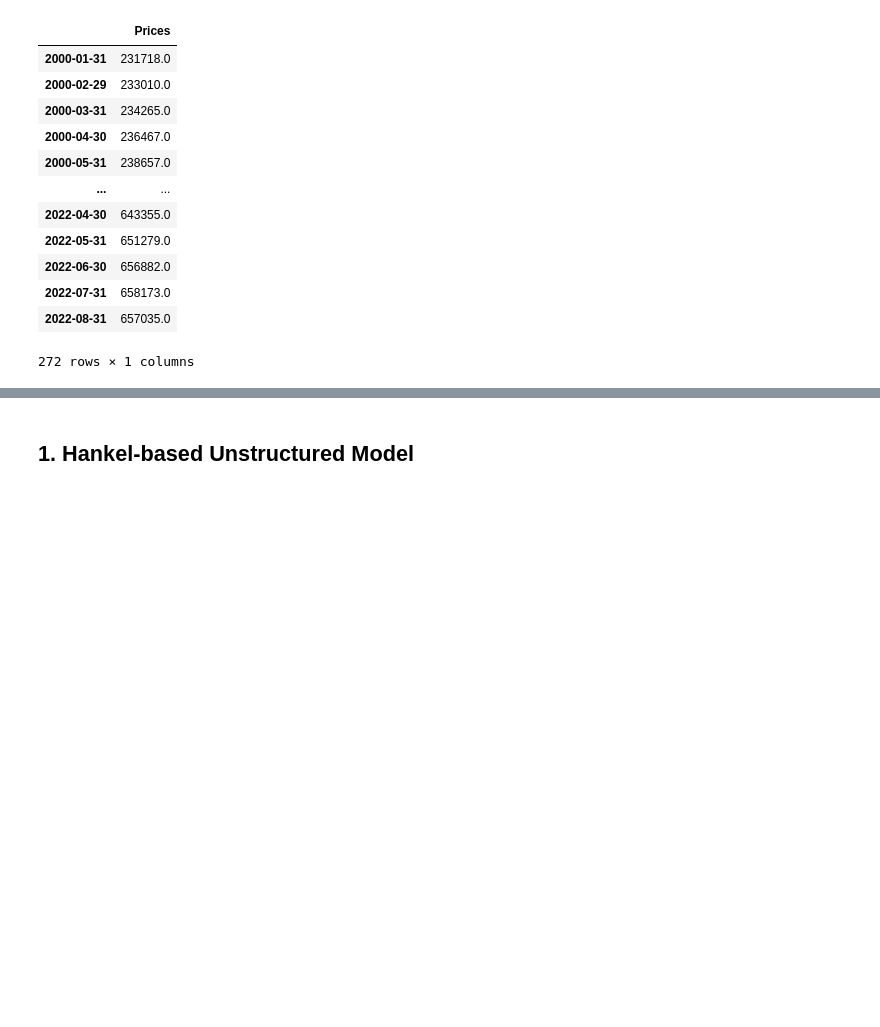
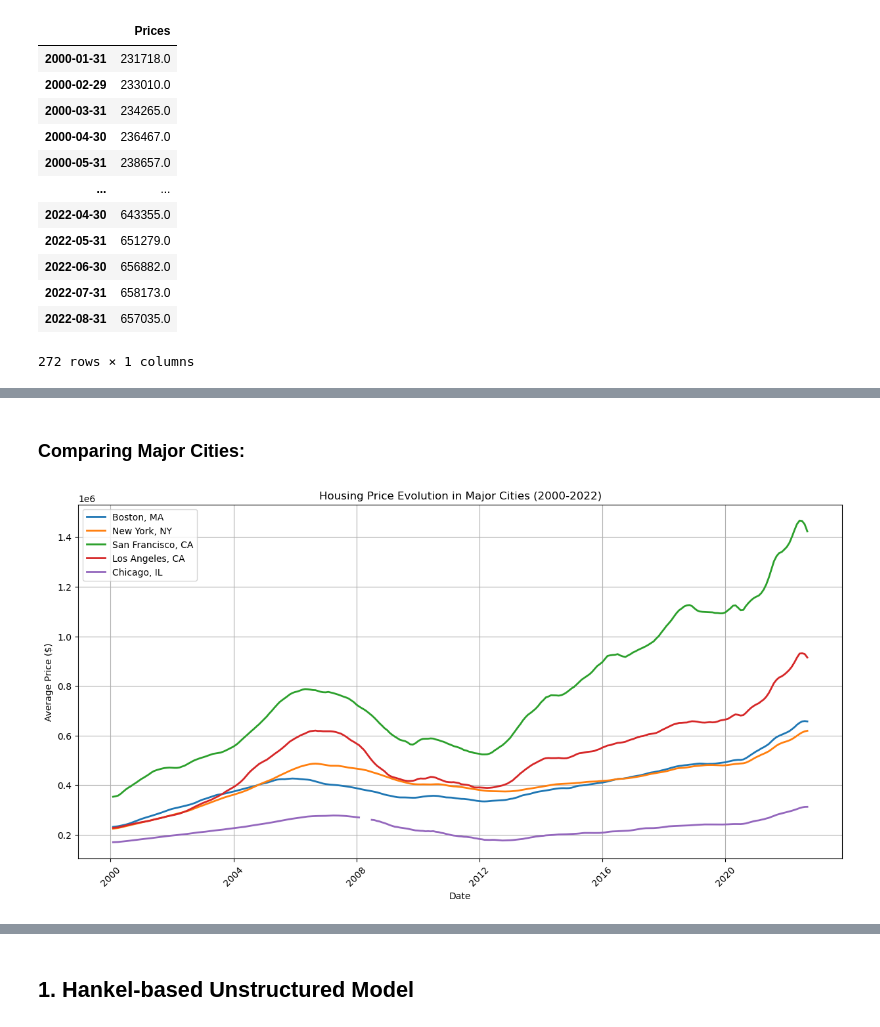
Before and after one commit to luishcr0998/housing_price_analysis, a Jupyter notebook: housing_prices_analysis.ipynb, the cells around one changed output, grey strips where cells are left out. Saved outputs shown, nothing was run; the diff lists cells and outputs as text; code cells hidden in the pictures; blank space fills up the shorter version.

```diff
--- a/housing_prices_analysis.ipynb
+++ b/housing_prices_analysis.ipynb
@@ -71,0 +123,25 @@ boston_test = boston_prices['2018-01-01':'2019-12-31']
+# %% [markdown]
+### **Comparing Major Cities:**
+# %%
+plt.figure(figsize=(15, 7))
+
+# Select main cities for comparison
+main_cities = ['Boston, MA', 'New York, NY', 'San Francisco, CA', 'Los Angeles, CA', 'Chicago, IL']
+cities_data = zillow_df[zillow_df['RegionName'].isin(main_cities)]
+
+# Create line plot for each city
+for city in main_cities:
+    city_data = cities_data[cities_data['RegionName'] == city].iloc[:, 5:].T
+    # Converter índice para datetime
+    city_data.index = pd.to_datetime(city_data.index)
+    plt.plot(city_data.index, city_data.values, label=city, linewidth=2)
+
+plt.title('Housing Price Evolution in Major Cities (2000-2022)')
+plt.xlabel('Date')
+plt.ylabel('Average Price ($)')
+plt.legend()
+plt.xticks(rotation=45)
+plt.grid(True)
+plt.show()
+# %% [output]
+[figure, added]
```
Also changed, not shown: parts of 9 cells of this notebook, 5 other files.
